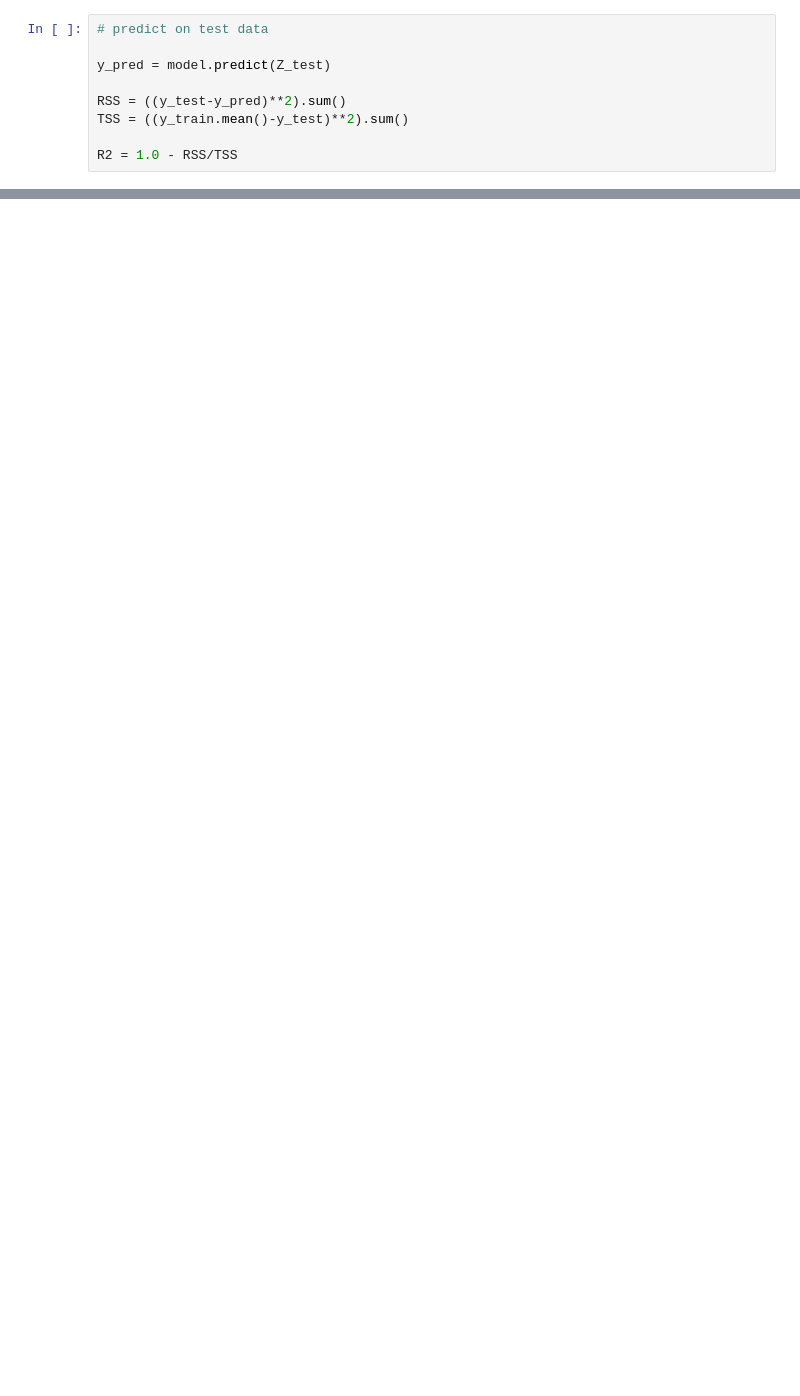
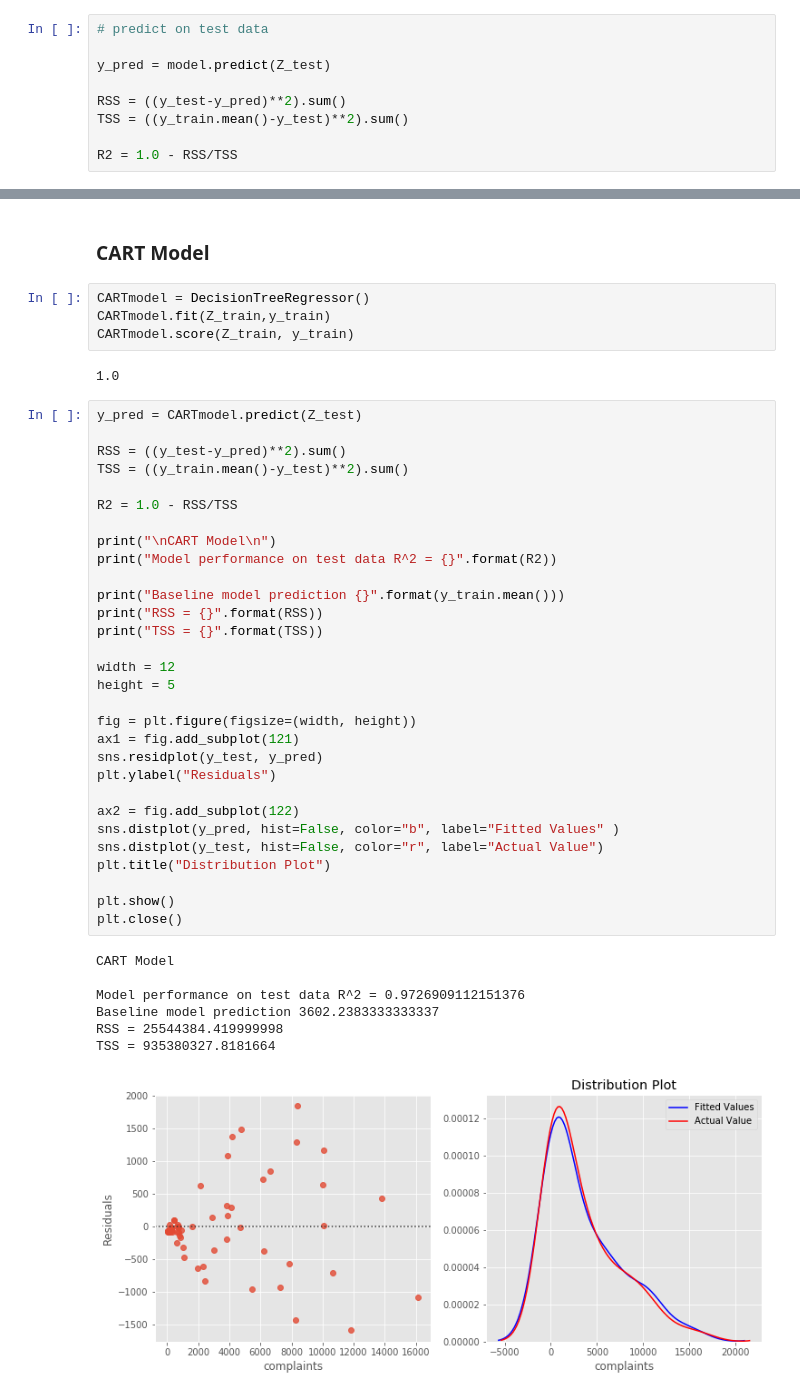
Before and after one commit to smotrova/Python-NYC-DSProject, a Jupyter notebook: notebooks/NYC-Complaints-Analysis_and_Prediction.ipynb, the cells around one changed output, grey strips where cells are left out. Drawn from its saved outputs; the diff is of its cells as text; blank space fills up the shorter version.

```diff
--- a/notebooks/CapstoneProject.ipynb
+++ b/notebooks/NYC-Complaints-Analysis_and_Prediction.ipynb
@@ -356,0 +357,46 @@ TSS = 68756662.495776
+# %% [markdown]
+### CART Model
+# %%
+CARTmodel = DecisionTreeRegressor()
+CARTmodel.fit(Z_train,y_train)
+CARTmodel.score(Z_train, y_train)
+# %% [output]
+1.0
+# %%
+y_pred = CARTmodel.predict(Z_test)
+
+RSS = ((y_test-y_pred)**2).sum()
+TSS = ((y_train.mean()-y_test)**2).sum()
+
+R2 = 1.0 - RSS/TSS
+
+print("\nCART Model\n")
+print("Model performance on test data R^2 = {}".format(R2))
+
+print("Baseline model prediction {}".format(y_train.mean()))
+print("RSS = {}".format(RSS))
+print("TSS = {}".format(TSS))
+
+width = 12
+height = 5
+
+fig = plt.figure(figsize=(width, height))
+ax1 = fig.add_subplot(121)
+sns.residplot(y_test, y_pred)
+plt.ylabel("Residuals")
+
+ax2 = fig.add_subplot(122)
+sns.distplot(y_pred, hist=False, color="b", label="Fitted Values" )
+sns.distplot(y_test, hist=False, color="r", label="Actual Value")
+plt.title("Distribution Plot")
+
+plt.show()
+plt.close()
+# %% [output]
+CART Model
+
+Model performance on test data R^2 = 0.9726909112151376
+Baseline model prediction 3602.2383333333337
+RSS = 25544384.419999998
+TSS = 935380327.8181664
+[figure, added]
```
Also changed, not shown: parts of 13 cells of this notebook, 9 other files.
